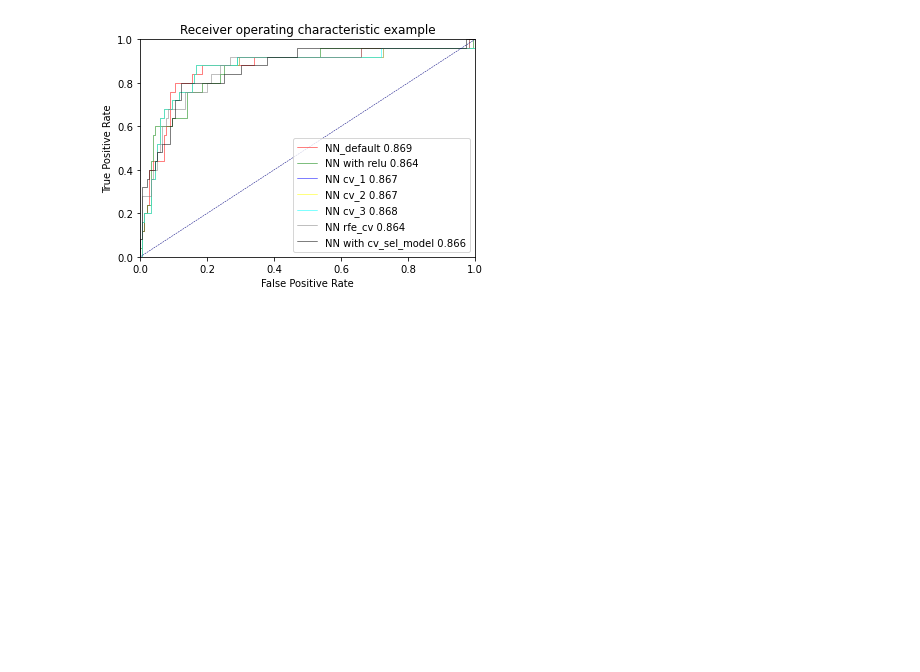
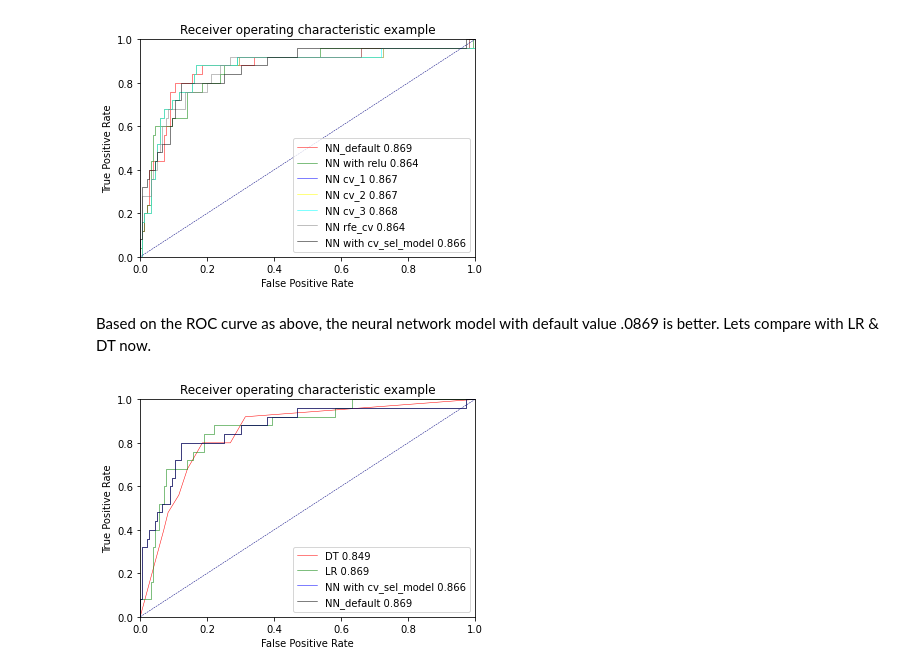
Before and after one commit to dnewton090/covid19-diagnostics, a Jupyter notebook: neural_network_gk.ipynb, the cells around one changed output. Saved outputs shown, nothing was run; the diff lists cells and outputs as text; code cells hidden in the pictures; blank space fills up the shorter version.

```diff
--- a/neural_network_gk.ipynb
+++ b/neural_network_gk.ipynb
@@ -424,3 +424,30 @@ plt.legend(loc="lower right")
 plt.show()
 # %% [output]
 [figure]
+# %% [markdown]
+Based on the ROC curve as above, the neural network model with default value .0869 is better.
+Lets compare with LR & DT now.
+# %%
+### Enter your code
+import pickle
+with open('DT.pickle', 'rb') as f:
+    dt_best,roc_index_dt_cv, fpr_dt_cv, tpr_dt_cv = pickle.load(f)
+with open('LR.pickle', 'rb') as f:
+    lr_best,roc_index_lr_cv, fpr_lr_cv, tpr_lr_cv = pickle.load(f)
+
+
+plt.plot(fpr_dt_cv, tpr_dt_cv, label='DT {:.3f}'.format(roc_index_dt_cv), color='red', lw=0.5)
+plt.plot(fpr_lr_cv, tpr_lr_cv, label='LR {:.3f}'.format(roc_index_lr_cv), color='green', lw=0.5)
+plt.plot(fpr_cv_sel_model, tpr_cv_sel_model, label='NN with cv_sel_model {:.3f}'.format(roc_index_cv_sel_model), color='blue', lw=0.5)
+plt.plot(fpr_cv_sel_model, tpr_cv_sel_model, label='NN_default {:.3f}'.format(roc_index_nn_1), color='black', lw=0.5)
+
+plt.plot([0, 1], [0, 1], color='navy', lw=0.5, linestyle='--')
+plt.xlim([0.0, 1.0])
+plt.ylim([0.0, 1.0])
+plt.xlabel('False Positive Rate')
+plt.ylabel('True Positive Rate')
+plt.title('Receiver operating characteristic example')
+plt.legend(loc="lower right")
+plt.show()
+# %% [output]
+[figure, added]
```
